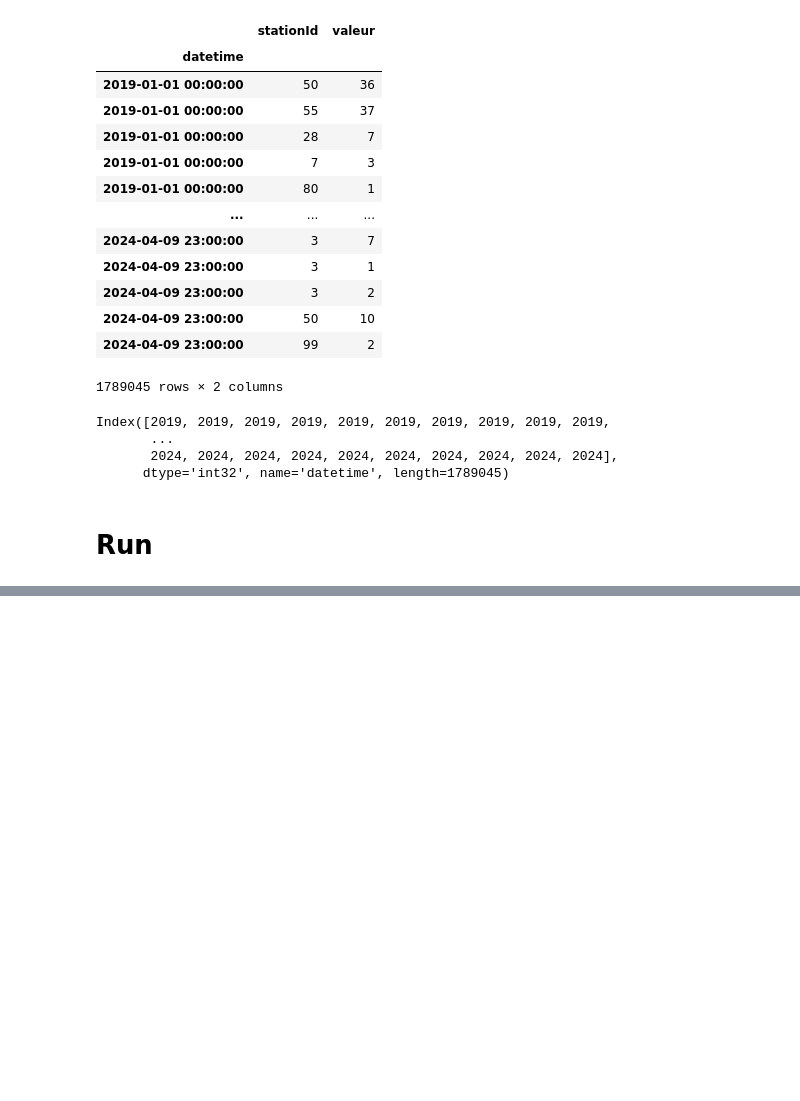
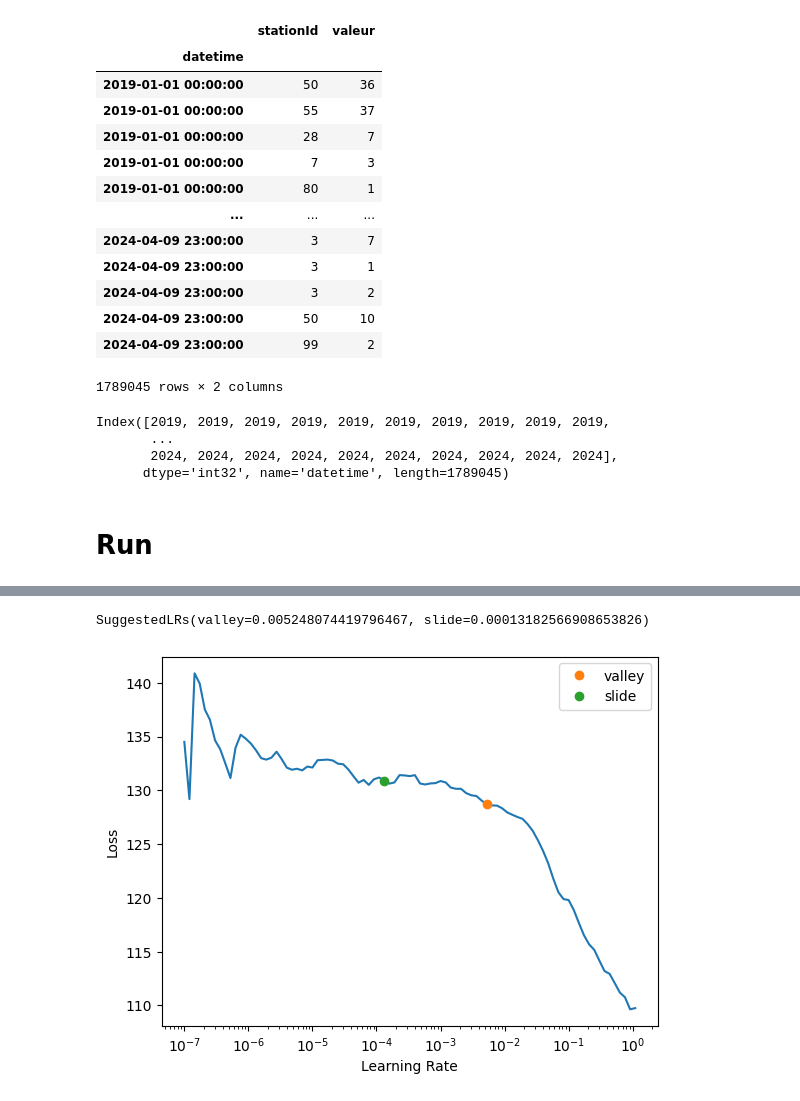
Before and after one commit to Magellol/montreal-aqi-predictions, a Jupyter notebook: index.ipynb, the cells around one changed output, grey strips where cells are left out. Drawn from its saved outputs; the diff is of its cells as text; code cells hidden in the pictures; blank space fills up the shorter version.

```diff
--- a/index.ipynb
+++ b/index.ipynb
@@ -136,0 +126,3 @@ learn.fit_one_cycle(5)
+# %%
+learn.lr_find(suggest_funcs=[valley, slide])
+# %% [output]
@@ -136,0 +130,2 @@ learn.fit_one_cycle(5)
+SuggestedLRs(valley=0.005248074419796467, slide=0.00013182566908653826)
+[figure, added]
```
Also changed, not shown: parts of 10 cells of this notebook.
